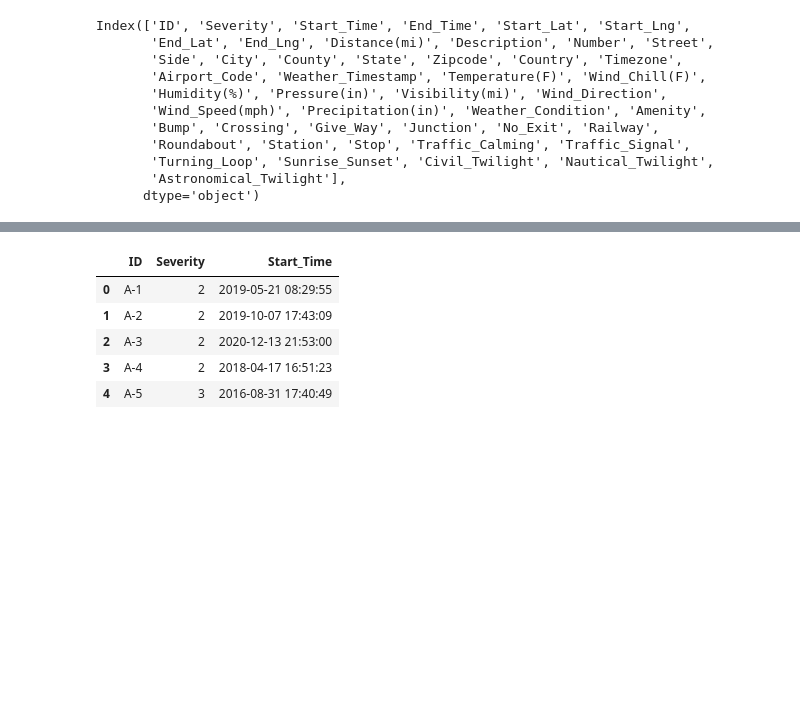
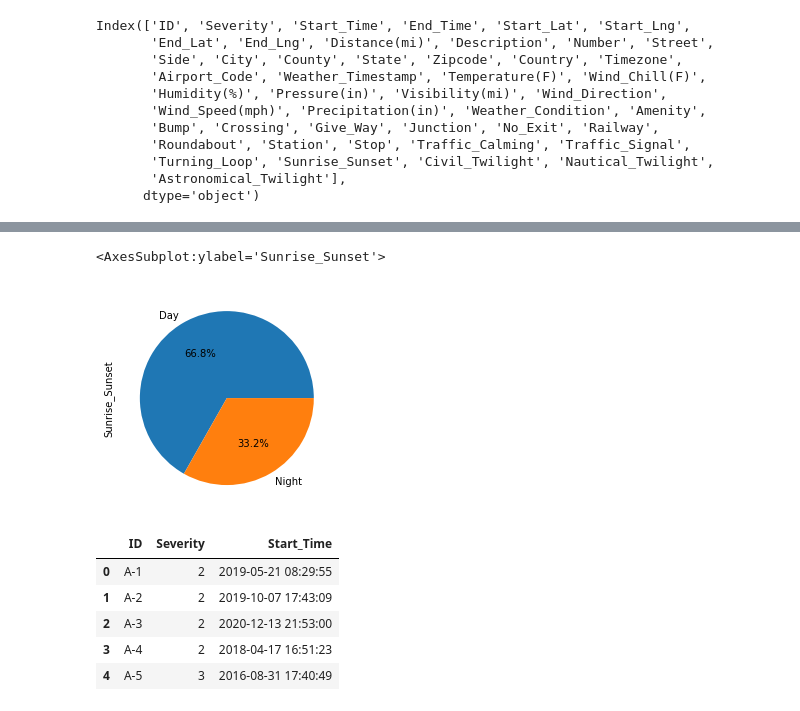
Before and after one commit to EmilyZ9392/Project-1-LJE, a Jupyter notebook: Project-1-LJE/accident_project_time.ipynb, the cells around one changed output, grey strips where cells are left out. Cells and saved outputs as stored; diff of their text form; code cells hidden in the pictures; blank space fills up the shorter version.

```diff
--- a/Project-1-LJE/accident_project_time.ipynb
+++ b/Project-1-LJE/accident_project_time.ipynb
@@ -30,3 +47,10 @@ Index(['ID', 'Severity', 'Start_Time', 'End_Time', 'Start_Lat', 'Start_Lng',
+# %%
+sunset = accidents_df['Sunrise_Sunset'].value_counts()
+# %%
+sunset.plot(kind = "pie", autopct= "%1.1f%%")
+# %% [output]
+<AxesSubplot:ylabel='Sunrise_Sunset'>
+[figure, added]
 # %%
 #Create data frame with desired columns
 trimmed_accidents_df = accidents_df[["ID","Severity","Start_Time"]]
```
Also changed, not shown: parts of 12 cells of this notebook, 1 other file.
